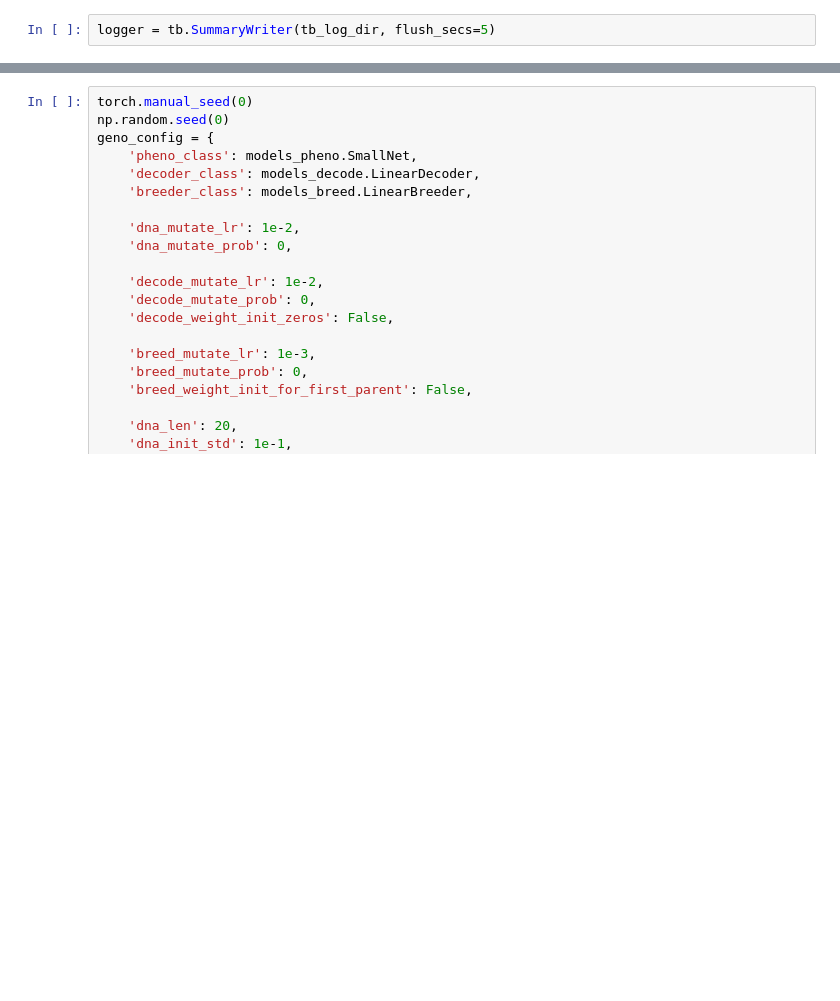
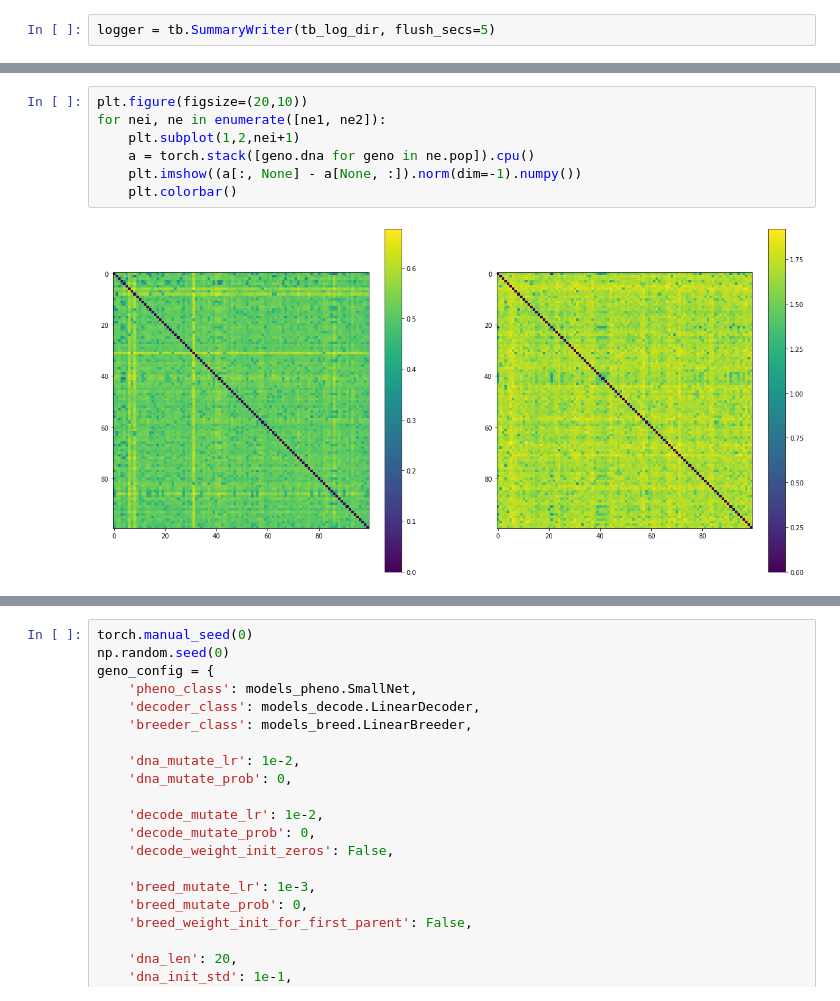
Before and after one commit to akarshkumar0101/evolved-neuroevolution, a Jupyter notebook: ne_experiment.ipynb, the cells around one changed output, grey strips where cells are left out. Saved outputs shown, nothing was run; the diff lists cells and outputs as text; blank space fills up the shorter version.

```diff
--- a/ne_experiment.ipynb
+++ b/ne_experiment.ipynb
@@ -197,0 +210,9 @@ KeyboardInterrupt:
+# %%
+plt.figure(figsize=(20,10))
+for nei, ne in enumerate([ne1, ne2]):
+    plt.subplot(1,2,nei+1)
+    a = torch.stack([geno.dna for geno in ne.pop]).cpu()
+    plt.imshow((a[:, None] - a[None, :]).norm(dim=-1).numpy())
+    plt.colorbar()
+# %% [output]
+[figure, added]
```
Also changed, not shown: parts of 16 cells of this notebook, 1 other file.
